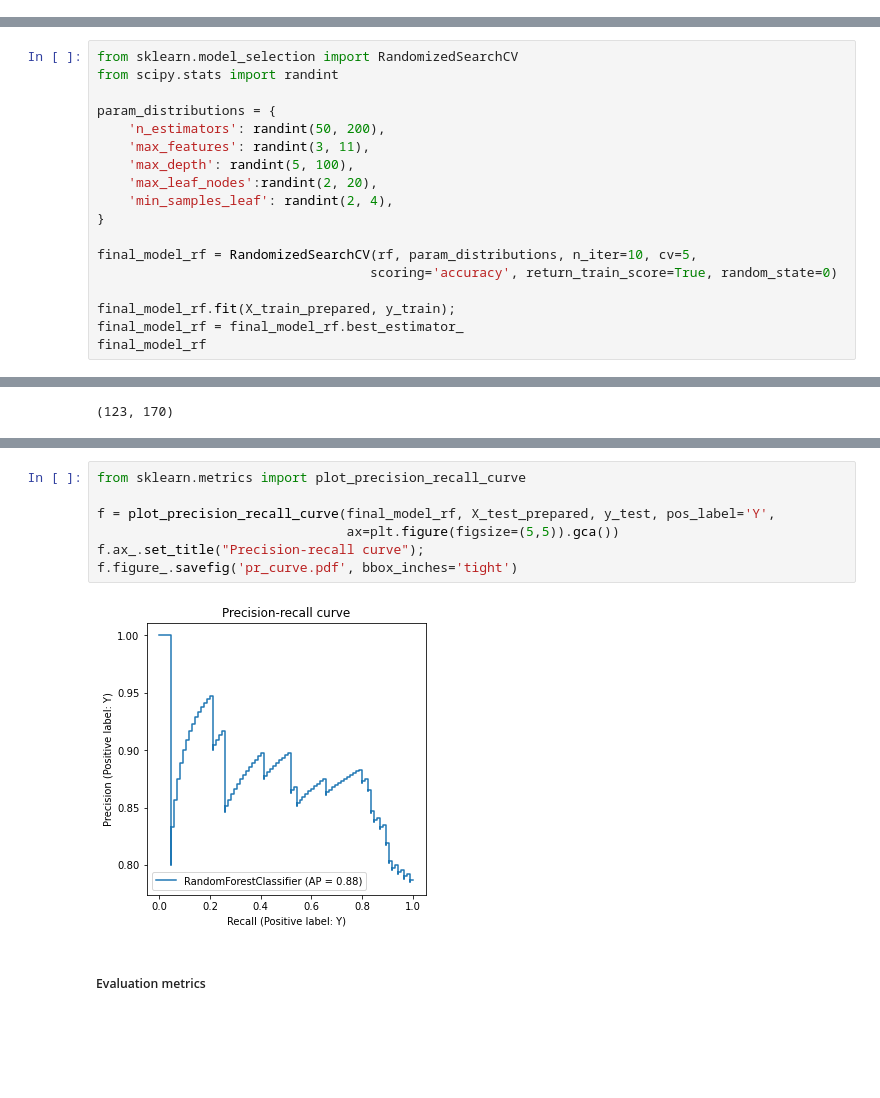
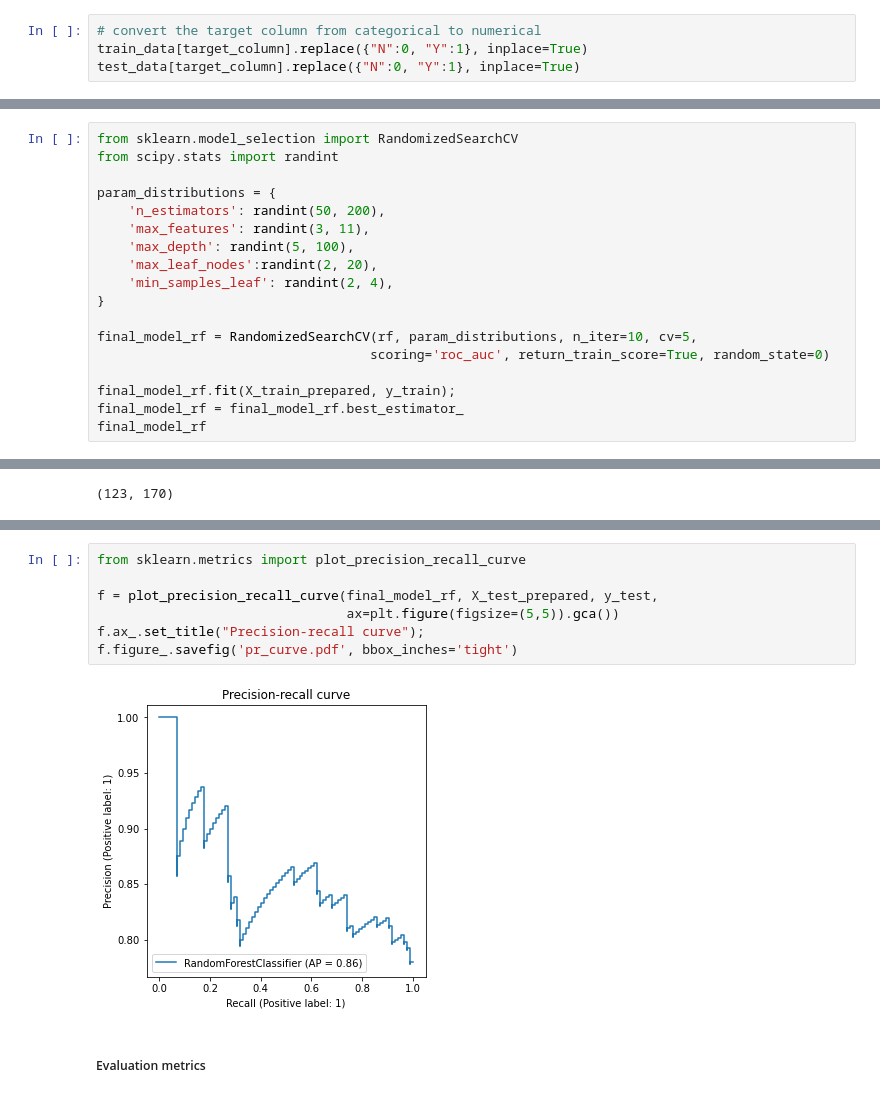
Before and after one commit to Rae-Zou/ML-classification-model, a Jupyter notebook: project.ipynb, the cells around one changed output, grey strips where cells are left out. Cells and saved outputs as stored; diff of their text form; blank space fills up the shorter version.

Commit message:
Update project.ipynb
validation set score testing.

```diff
--- a/project.ipynb
+++ b/project.ipynb
@@ -81,3 +81,7 @@ train_data.head()
 | 2 | Male | No | 0 | Graduate | Yes | 7085 | 0.0 | ... |
 | 3 | Male | Yes | 1 | Graduate | Yes | 2895 | 0.0 | ... |
 | 4 | Male | Yes | 2 | Not Graduate | No | 6125 | 1625.0 | ... |
+# %%
+# convert the target column from categorical to numerical
+train_data[target_column].replace({"N":0, "Y":1}, inplace=True)
+test_data[target_column].replace({"N":0, "Y":1}, inplace=True)
@@ -384,7 +401,7 @@ param_distributions = {
 }
 
 final_model_rf = RandomizedSearchCV(rf, param_distributions, n_iter=10, cv=5,
-                                   scoring='accuracy', return_train_score=True, random_state=0)
+                                   scoring='roc_auc', return_train_score=True, random_state=0)
 
 final_model_rf.fit(X_train_prepared, y_train);
 final_model_rf = final_model_rf.best_estimator_
@@ -542,11 +681,11 @@ plot_roc(final_model_rf, X_test_prepared, y_test)
 # %%
 from sklearn.metrics import plot_precision_recall_curve
 
-f = plot_precision_recall_curve(final_model_rf, X_test_prepared, y_test, pos_label='Y',
+f = plot_precision_recall_curve(final_model_rf, X_test_prepared, y_test,
                                 ax=plt.figure(figsize=(5,5)).gca())
 f.ax_.set_title("Precision-recall curve");
 f.figure_.savefig('pr_curve.pdf', bbox_inches='tight')
 # %% [output]
-[figure, old version]
+[figure, new version]
 # %% [markdown]
 ##### Evaluation metrics
```
Also changed, not shown: parts of 51 cells of this notebook.
